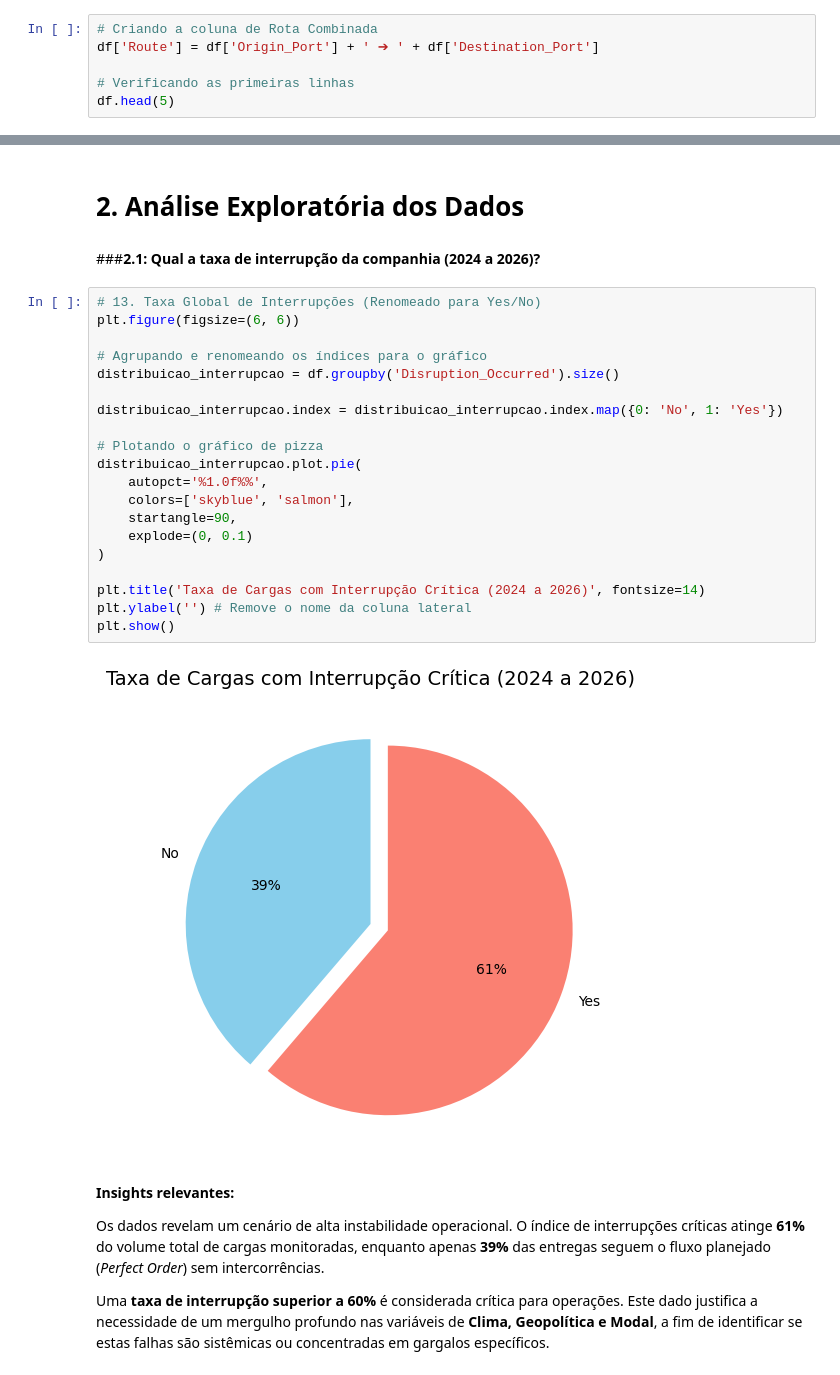
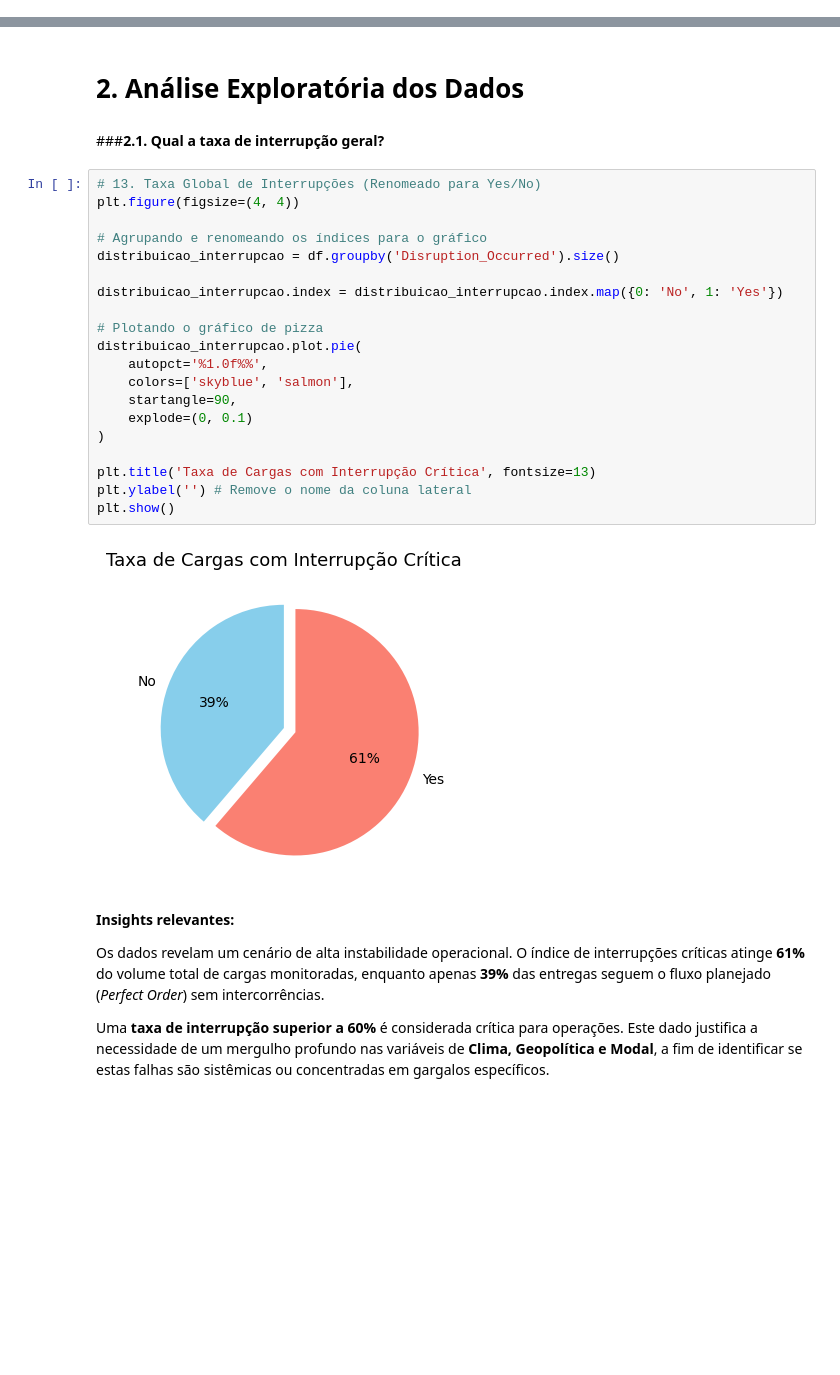
Before and after one commit to juliafarah/MVP_Data_Analysis, a Jupyter notebook: MVP_Data_Analysis.ipynb, the cells around one changed output, grey strips where cells are left out. Saved outputs shown, nothing was run; the diff lists cells and outputs as text; blank space fills up the shorter version.

```diff
--- a/MVP_Data_Analysis.ipynb
+++ b/MVP_Data_Analysis.ipynb
@@ -326,6 +324,0 @@ O dataframe completo:
-# %%
-# Criando a coluna de Rota Combinada
-df['Route'] = df['Origin_Port'] + ' ➔ ' + df['Destination_Port']
-
-# Verificando as primeiras linhas
-df.head(5)
@@ -339,29 +325,29 @@ df.head(5)
 # %% [markdown]
 # **2. Análise Exploratória dos Dados**
 # %% [markdown]
-###**2.1: Qual a taxa de interrupção da companhia (2024 a 2026)?**
+###**2.1. Qual a taxa de interrupção geral?**
 # %%
 # 13. Taxa Global de Interrupções (Renomeado para Yes/No)
-plt.figure(figsize=(6, 6))
+plt.figure(figsize=(4, 4))
 
 # Agrupando e renomeando os índices para o gráfico
 distribuicao_interrupcao = df.groupby('Disruption_Occurred').size()
 
 distribuicao_interrupcao.index = distribuicao_interrupcao.index.map({0: 'No', 1: 'Yes'})
 
 # Plotando o gráfico de pizza
 distribuicao_interrupcao.plot.pie(
     autopct='%1.0f%%',
     colors=['skyblue', 'salmon'],
     startangle=90,
     explode=(0, 0.1)
 )
 
-plt.title('Taxa de Cargas com Interrupção Crítica (2024 a 2026)', fontsize=14)
+plt.title('Taxa de Cargas com Interrupção Crítica', fontsize=13)
 plt.ylabel('') # Remove o nome da coluna lateral
 plt.show()
 # %% [output]
-[figure, old version]
+[figure, new version]
 # %% [markdown]
 **Insights relevantes:**
 
```
Also changed, not shown: parts of 21 cells of this notebook.
